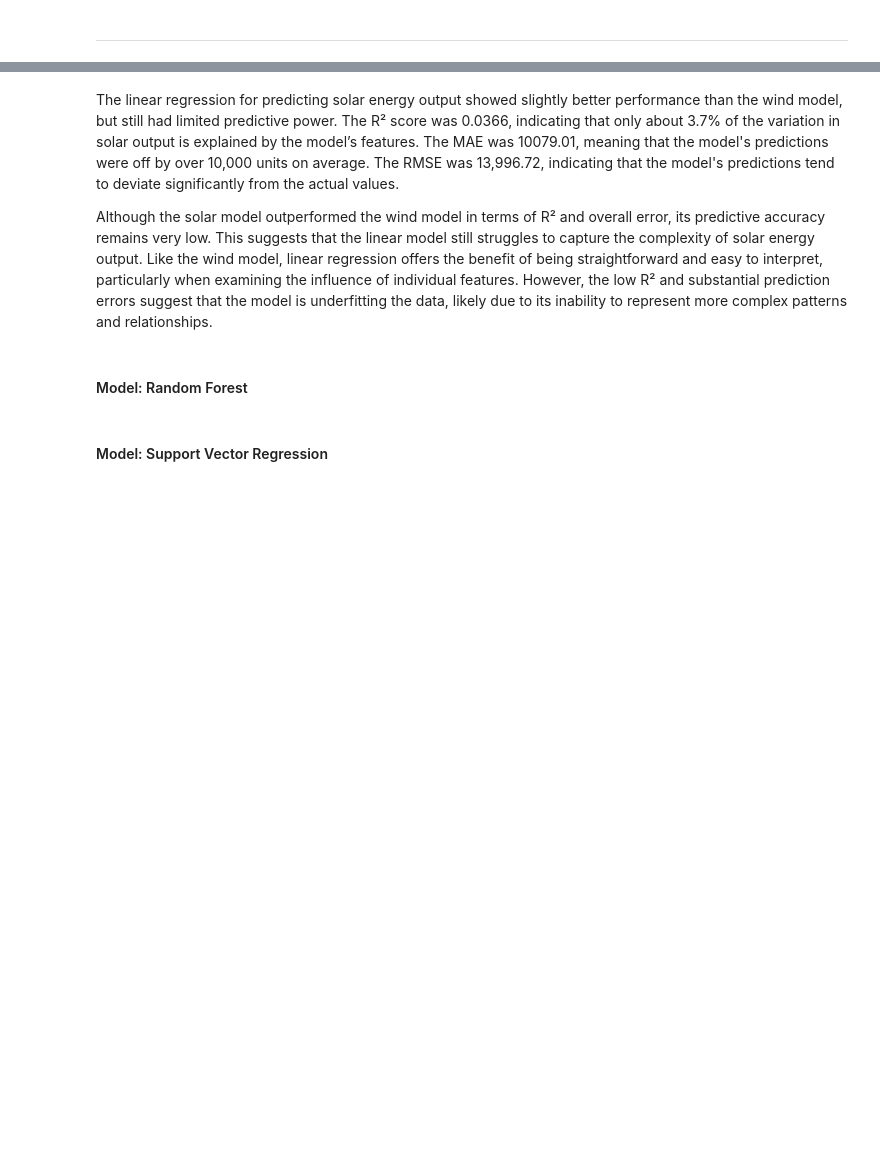
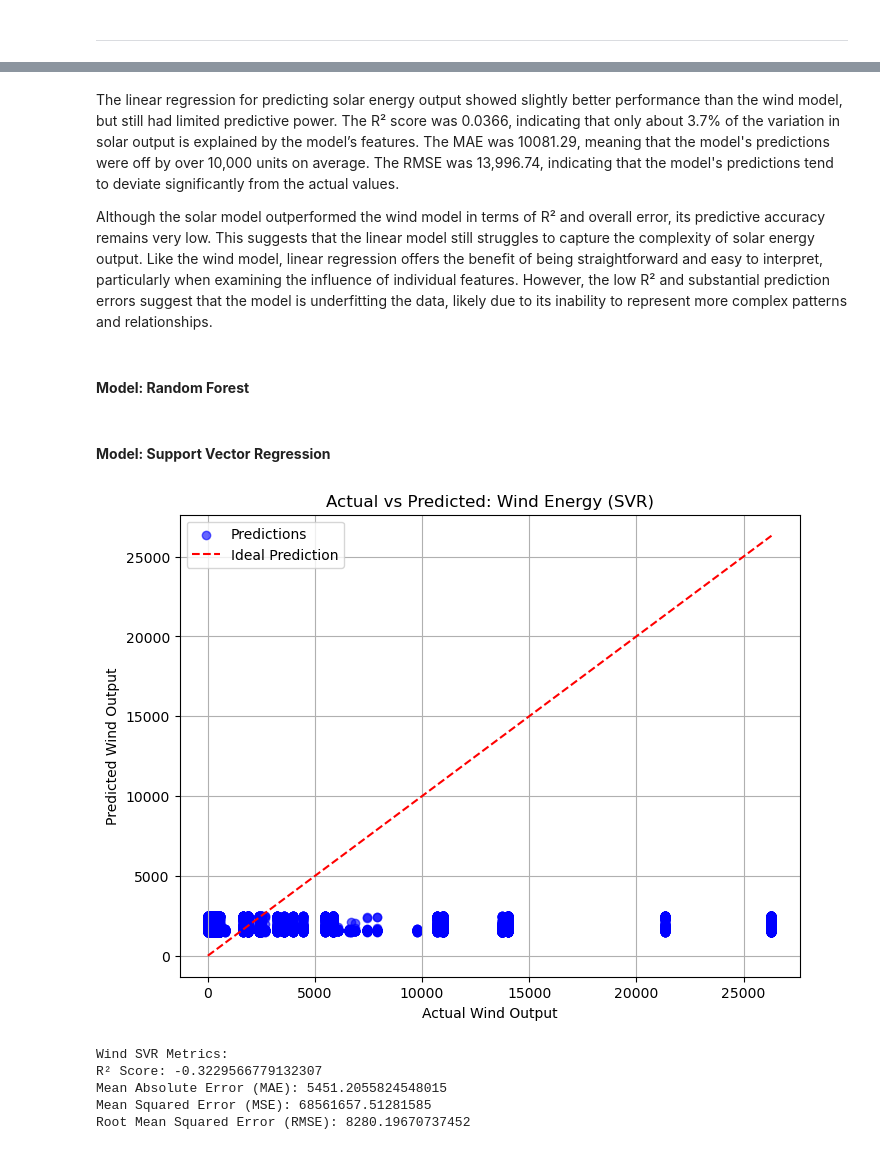
Before and after one commit to mcarbajal2/IFI8420-Assignments, a Jupyter notebook: Final Project/final_project.ipynb, the cells around one changed output, grey strips where cells are left out. Drawn from its saved outputs; the diff is of its cells as text; code cells hidden in the pictures; blank space fills up the shorter version.

```diff
--- a/Final Project/final_project.ipynb
+++ b/Final Project/final_project.ipynb
@@ -573,12 +663,12 @@ from sklearn.model_selection import train_test_split
 
 # Wind data splitting
 df_wind = wind_combined[wind_combined['seriesId'] == 'WYTCP']
-X_wind = df_wind[['PR', 'snow_value_mm', 'rain_value_mm', 'wind_speed_mean']]
+X_wind = df_wind[['PR', 'snow_value_mm', 'duration_minutes_storm', 'rain_value_mm', 'wind_speed_mean']]
 y_wind = df_wind['value_wind']
 
 # Solar data splitting
 df_solar = solar_combined[solar_combined['seriesId'] == 'SOTGP']
-X_solar = df_solar[['PR', 'snow_value_mm', 'rain_value_mm', 'wind_speed_mean']]
+X_solar = df_solar[['PR', 'snow_value_mm', 'duration_minutes_storm', 'rain_value_mm', 'wind_speed_mean']]
 y_solar = df_solar['value_solar']
 
 X_wind_train, X_wind_test, y_wind_train, y_wind_test = train_test_split(X_wind, y_wind, test_size=0.2, random_state=42)
@@ -666,10 +758,10 @@ Root Mean Squared Error (RMSE): 13996.721476612578
 # %% [markdown]
-The linear regression for predicting solar energy output showed slightly better performance than the wind model, but still had limited predictive power. The R² score was 0.0366, indicating that only about 3.7% of the variation in solar output is explained by the model’s features. The MAE was 10079.01, meaning that the model's predictions were off by over 10,000 units on average. The RMSE was 13,996.72, indicating that the model's predictions tend to deviate significantly from the actual values.
+The linear regression for predicting solar energy output showed slightly better performance than the wind model, but still had limited predictive power. The R² score was 0.0366, indicating that only about 3.7% of the variation in solar output is explained by the model’s features. The MAE was 10081.29, meaning that the model's predictions were off by over 10,000 units on average. The RMSE was 13,996.74, indicating that the model's predictions tend to deviate significantly from the actual values.
 
 Although the solar model outperformed the wind model in terms of R² and overall error, its predictive accuracy remains very low. This suggests that the linear model still struggles to capture the complexity of solar energy output. Like the wind model, linear regression offers the benefit of being straightforward and easy to interpret, particularly when examining the influence of individual features. However, the low R² and substantial prediction errors suggest that the model is underfitting the data, likely due to its inability to represent more complex patterns and relationships.
 # %% [markdown]
-#### Model: Random Forest
+#### <b>Model: Random Forest</b>
 # %%
 from sklearn.ensemble import RandomForestRegressor
 # %% [markdown]
-#### Model: Support Vector Regression
+#### <b>Model: Support Vector Regression</b>
@@ -676,2 +771,38 @@ from sklearn.ensemble import RandomForestRegressor
 # %%
-from sklearn.svm import SVR
+# Scaling features
+scaler = StandardScaler()
+X_wind_scaled = scaler.fit_transform(X_wind_train)
+
+# Initialize SVR model
+model_wind = SVR(kernel='rbf')
+
+# Fit the wind SVR model
+model_wind.fit(X_wind_scaled, y_wind_train)
+
+# Predicting using the wind SVR model
+y_wind_pred = model_wind.predict(scaler.transform(X_wind_test))
+
+# Visualizing Wind SVR: Actual vs Predicted
+plt.figure(figsize=(8, 6))
+plt.scatter(y_wind_test, y_wind_pred, alpha=0.6, label="Predictions", color="blue")
+plt.plot([y_wind_test.min(), y_wind_test.max()], [y_wind_test.min(), y_wind_test.max()], 'r--', label="Ideal Prediction")
+plt.xlabel('Actual Wind Output')
+plt.ylabel('Predicted Wind Output')
+plt.title('Actual vs Predicted: Wind Energy (SVR)')
+plt.legend()
+plt.grid(True)
+plt.show()
+# %% [output]
+[figure, added]
+# %%
+print('Wind SVR Metrics:')
+print('R² Score:', r2_score(y_wind_test, y_wind_pred))
+print('Mean Absolute Error (MAE):', mean_absolute_error(y_wind_test, y_wind_pred))
+print('Mean Squared Error (MSE):', mean_squared_error(y_wind_test, y_wind_pred))
+print('Root Mean Squared Error (RMSE):', np.sqrt(mean_squared_error(y_wind_test, y_wind_pred)))
+# %% [output]
+Wind SVR Metrics:
+R² Score: -0.3229566779132307
+Mean Absolute Error (MAE): 5451.2055824548015
+Mean Squared Error (MSE): 68561657.51281585
+Root Mean Squared Error (RMSE): 8280.19670737452
```
Also changed, not shown: parts of 38 cells of this notebook.
